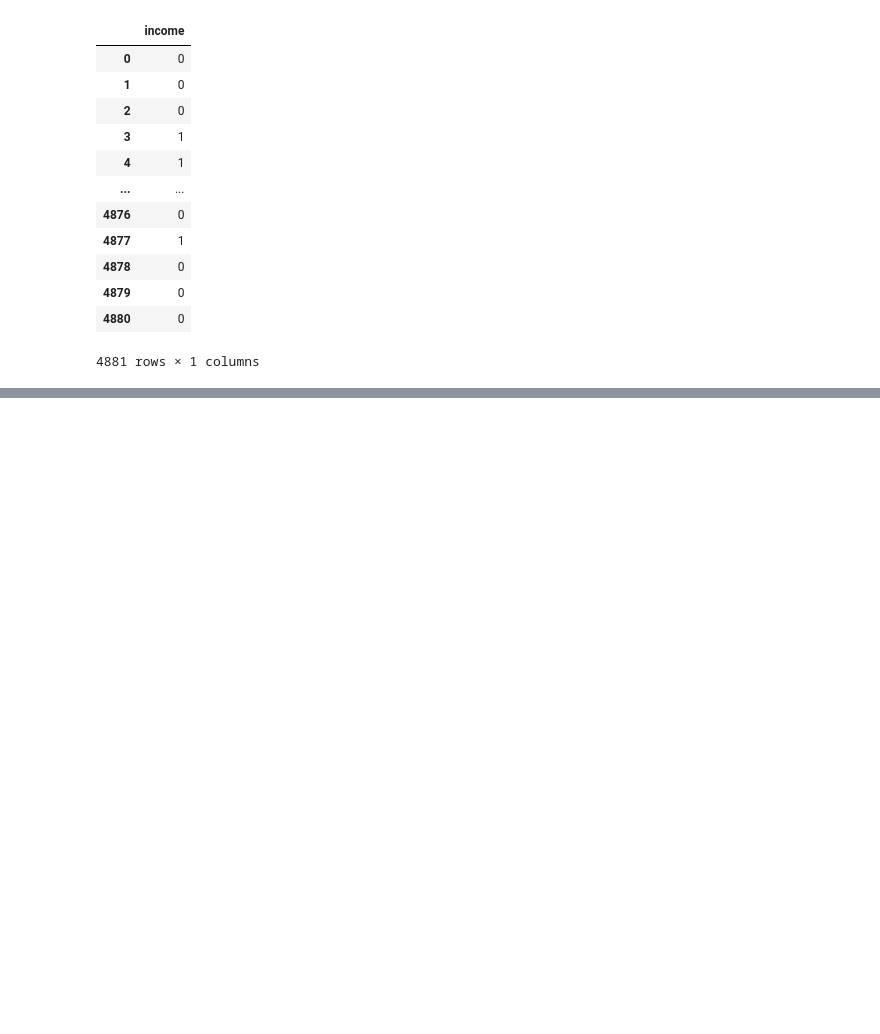
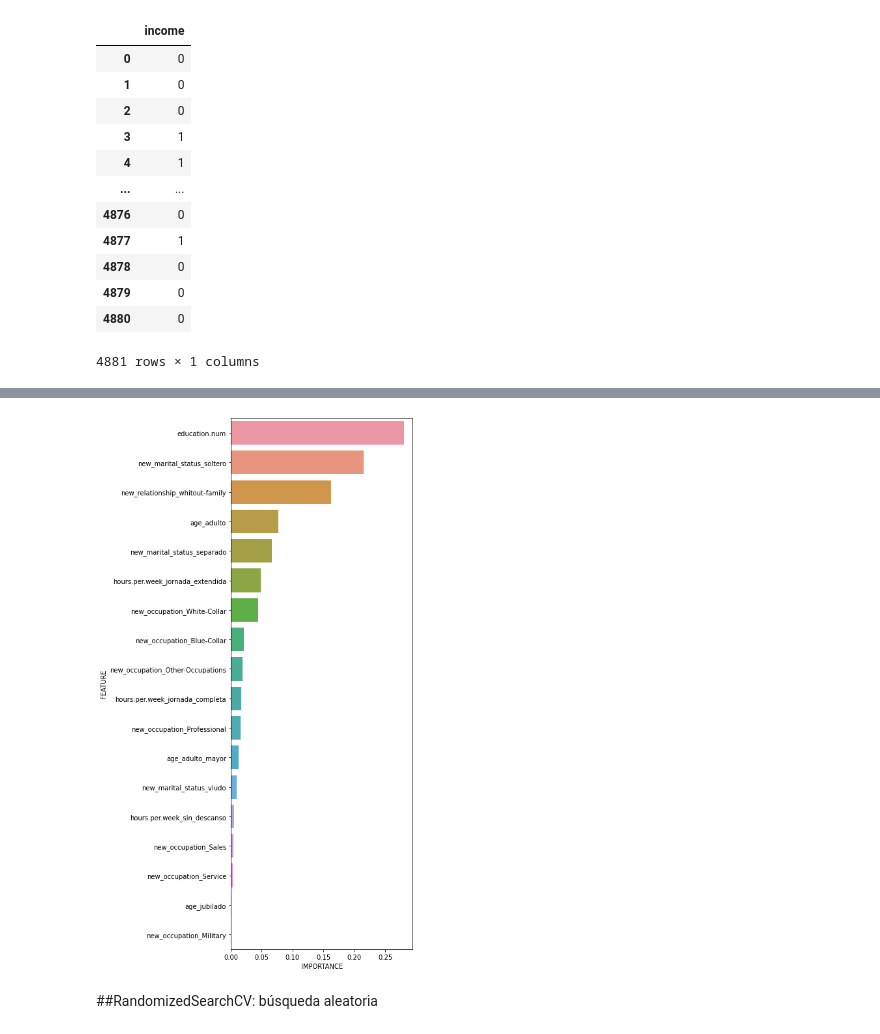
Before and after one commit to rliquitay/icaro, a Jupyter notebook: Sprint_1_V5_clasificacion.ipynb, the cells around one changed output, grey strips where cells are left out. Saved outputs shown, nothing was run; the diff lists cells and outputs as text; code cells hidden in the pictures; blank space fills up the shorter version.

Commit message:
Update Sprint_1_V5_clasificacion.ipynb
Se incorporó GridSearchCV y RandomizedSearchCV

```diff
--- a/Sprint_1_V5_clasificacion.ipynb
+++ b/Sprint_1_V5_clasificacion.ipynb
@@ -1571,0 +1652,7 @@ Name: income, dtype: int64
+# %%
+parameters_2={'max_depth': [5,8,9,10,11,12,15],
+            'n_estimators': [2,10,50,100,150,200],
+            'random_state': [2,3,4,5,6,7,8,9,10]}
+# %%
+clf = GridSearchCV(RandomForestClassifier() ,parameters_2)
+clf.fit(X_train,y_train)
@@ -1571,0 +1668,3 @@ Name: income, dtype: int64
+# %%
+clf = RandomForestClassifier(max_depth=8, n_estimators = 200, n_jobs = -1, random_state=8)
+clf.fit(X_train, y_train)
@@ -1571,0 +1673,6 @@ Name: income, dtype: int64
+# %%
+fi = pd.DataFrame(columns=["FEATURE", "IMPORTANCE"]) #creo un df llamado fi
+fi["FEATURE"] = X_train.columns
+fi["IMPORTANCE"] = clf.feature_importances_
+fi = fi.sort_values("IMPORTANCE", ascending=False)
+fi
@@ -1571,0 +1697,8 @@ Name: income, dtype: int64
+# %%
+plt.figure(figsize=(5, 15))
+sns.barplot(y=fi.FEATURE, x=fi.IMPORTANCE)
+plt.show()
+# %% [output]
+[figure, added]
+# %% [markdown]
+##RandomizedSearchCV: búsqueda aleatoria
```
Also changed, not shown: parts of 26 cells of this notebook.
